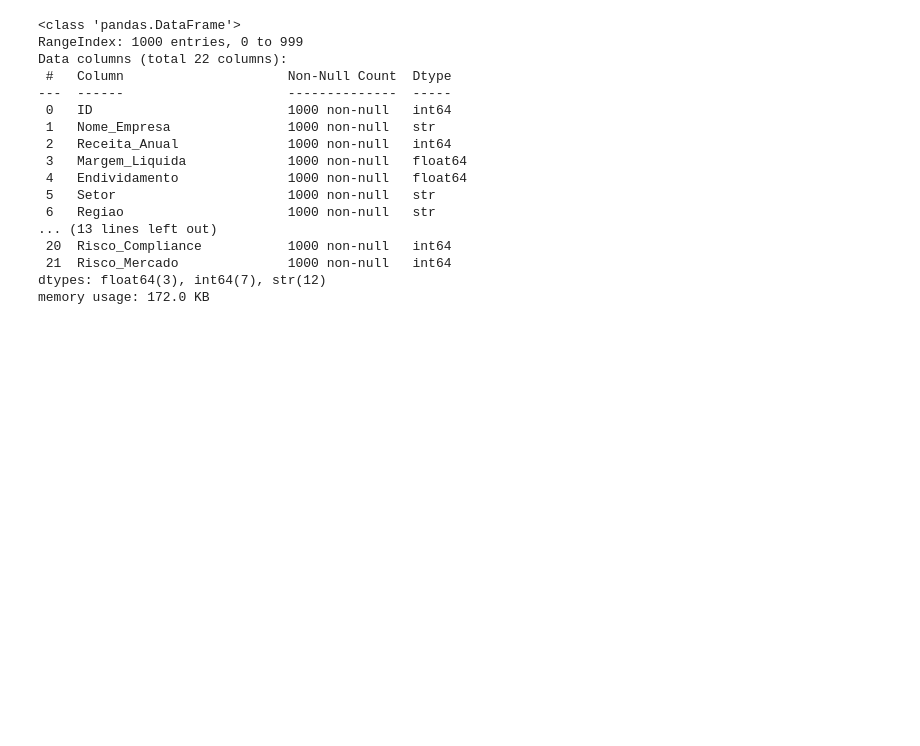
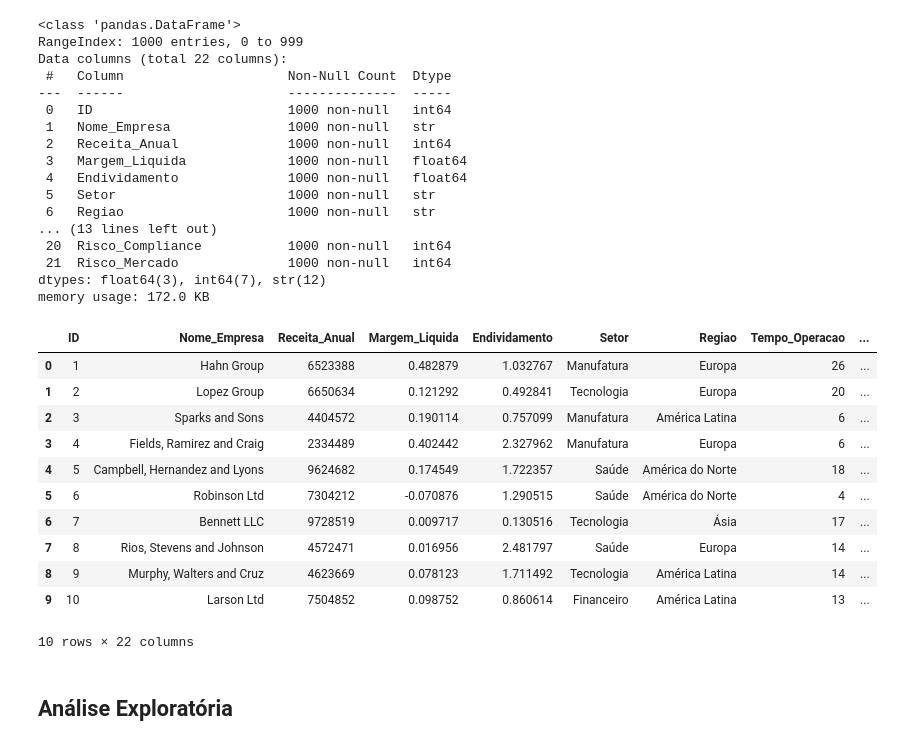
Before and after one commit to PedroSodreMalini/meus-projetos-machine-learning, a Jupyter notebook: 07-ensemble-de-modelos/10-catboost-multilabel/catboost.ipynb, the cells around one changed output. Drawn from its saved outputs; the diff is of its cells as text; code cells hidden in the pictures; blank space fills up the shorter version.

Commit message:
feat: análise exploratória de dados

```diff
--- a/07-ensemble-de-modelos/10-catboost-multilabel/catboost.ipynb
+++ b/07-ensemble-de-modelos/10-catboost-multilabel/catboost.ipynb
@@ -38,3 +38,20 @@ Data columns (total 22 columns):
  21  Risco_Mercado              1000 non-null   int64
 dtypes: float64(3), int64(7), str(12)
 memory usage: 172.0 KB
+# %%
+df_companies.head(10)
+# %% [output]
+|  | ID | Nome_Empresa | Receita_Anual | Margem_Liquida | Endividamento | Setor | Regiao | Tempo_Operacao | ... |
+| 0 | 1 | Hahn Group | 6523388 | 0.482879 | 1.032767 | Manufatura | Europa | 26 | ... |
+| 1 | 2 | Lopez Group | 6650634 | 0.121292 | 0.492841 | Tecnologia | Europa | 20 | ... |
+| 2 | 3 | Sparks and Sons | 4404572 | 0.190114 | 0.757099 | Manufatura | América Latina | 6 | ... |
+| 3 | 4 | Fields, Ramirez and Craig | 2334489 | 0.402442 | 2.327962 | Manufatura | Europa | 6 | ... |
+| 4 | 5 | Campbell, Hernandez and Lyons | 9624682 | 0.174549 | 1.722357 | Saúde | América do Norte | 18 | ... |
+| 5 | 6 | Robinson Ltd | 7304212 | -0.070876 | 1.290515 | Saúde | América do Norte | 4 | ... |
+| 6 | 7 | Bennett LLC | 9728519 | 0.009717 | 0.130516 | Tecnologia | Ásia | 17 | ... |
+| 7 | 8 | Rios, Stevens and Johnson | 4572471 | 0.016956 | 2.481797 | Saúde | Europa | 14 | ... |
+| 8 | 9 | Murphy, Walters and Cruz | 4623669 | 0.078123 | 1.711492 | Tecnologia | América Latina | 14 | ... |
+| 9 | 10 | Larson Ltd | 7504852 | 0.098752 | 0.860614 | Financeiro | América Latina | 13 | ... |
+10 rows × 22 columns
+# %% [markdown]
+## Análise Exploratória
```
Also changed, not shown: parts of 21 cells of this notebook, 1 other file.
